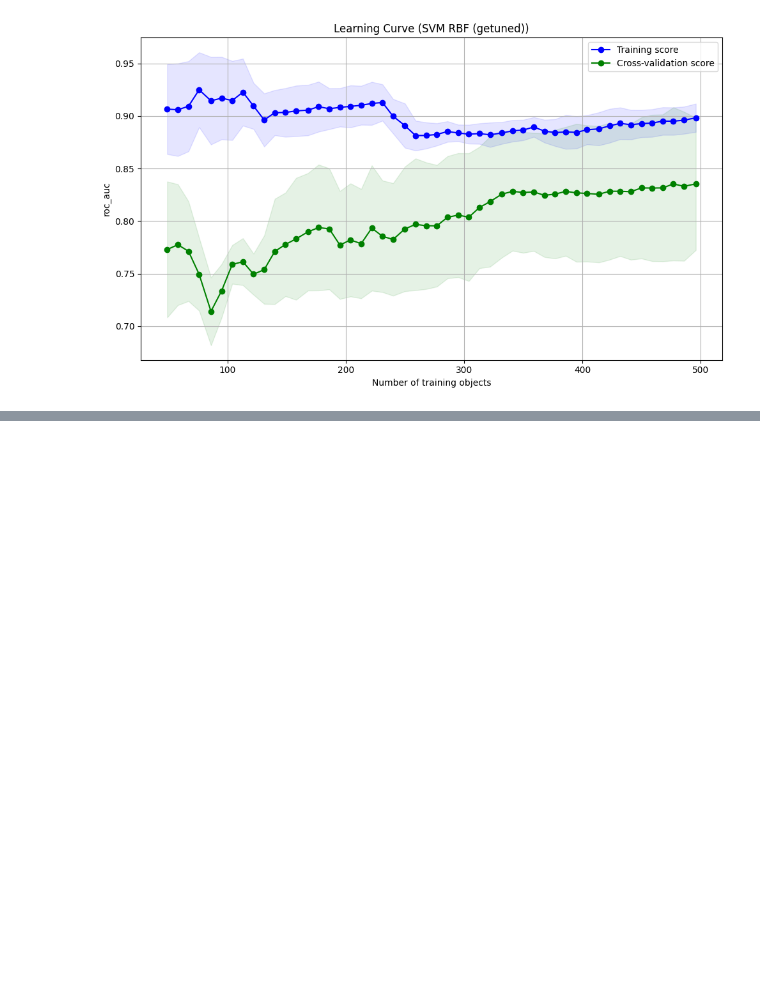
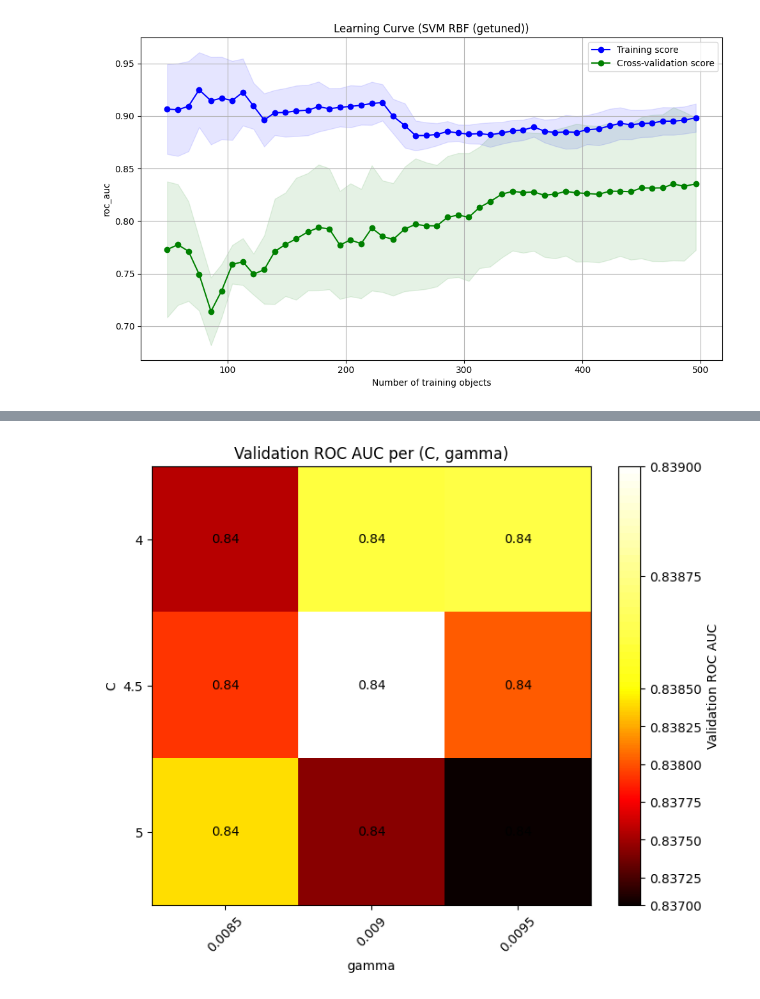
Before and after one commit to mjmklep/Machine-Learning-Group-8, a Jupyter notebook: basic_SVM.ipynb, the cells around one changed output, grey strips where cells are left out. Cells and saved outputs as stored; diff of their text form; code cells hidden in the pictures; blank space fills up the shorter version.

```diff
--- a/basic_SVM.ipynb
+++ b/basic_SVM.ipynb
@@ -737,0 +738,59 @@ Nieuwe beste hyperparameters: {'svm__tol': 0.001, 'svm__max_iter': 10000, 'svm__
+# %%
+import matplotlib.pyplot as plt
+import numpy as np
+from matplotlib.colors import Normalize
+
+# ===== MidpointNormalize class =====
+class MidpointNormalize(Normalize):
+    def __init__(self, vmin=None, vmax=None, midpoint=None, clip=False):
+        self.midpoint = midpoint
+        super().__init__(vmin, vmax, clip)
+
+    def __call__(self, value, clip=None):
+        return np.ma.masked_array(np.interp(value, [self.vmin, self.midpoint, self.vmax], [0, 0.5, 1]))
+
+# ===== Extract C and gamma ranges from param_grid =====
+C_range = param_grid['svm__C']
+gamma_range = param_grid['svm__gamma']
+
+scores = np.full((len(C_range), len(gamma_range)), np.nan)  # initialize with NaN
+
+for idx, result in enumerate(random_search.cv_results_['params']):
+    c_val = result['svm__C']
+    gamma_val = result['svm__gamma']
+    if c_val in C_range and gamma_val in gamma_range:
+        c_idx = C_range.index(c_val)
+        gamma_idx = gamma_range.index(gamma_val)
+        scores[c_idx, gamma_idx] = random_search.cv_results_['mean_test_score'][idx]
+
+# ===== Plot heatmap =====
+plt.figure(figsize=(8, 6))
+plt.subplots_adjust(left=0.2, right=0.95, bottom=0.15, top=0.95)
+
+plt.imshow(
+    scores,
+    interpolation="nearest",
+    cmap=plt.cm.hot,
+    norm=MidpointNormalize(
+        vmin=np.nanmin(scores),
+        midpoint=np.nanmedian(scores),
+        vmax=np.nanmax(scores)
+    )
+)
+
+plt.xlabel("gamma")
+plt.ylabel("C")
+plt.colorbar(label='Validation ROC AUC')
+plt.xticks(np.arange(len(gamma_range)), gamma_range, rotation=45)
+plt.yticks(np.arange(len(C_range)), C_range)
+plt.title("Validation ROC AUC per (C, gamma)")
+
+# ===== ROC =====
+for i in range(len(C_range)):
+    for j in range(len(gamma_range)):
+        if not np.isnan(scores[i, j]):
+            plt.text(j, i, f"{scores[i, j]:.2f}", ha='center', va='center', color='black')
+
+plt.show()
+# %% [output]
+[figure, added]
```
Also changed, not shown: parts of 1 cell of this notebook.
